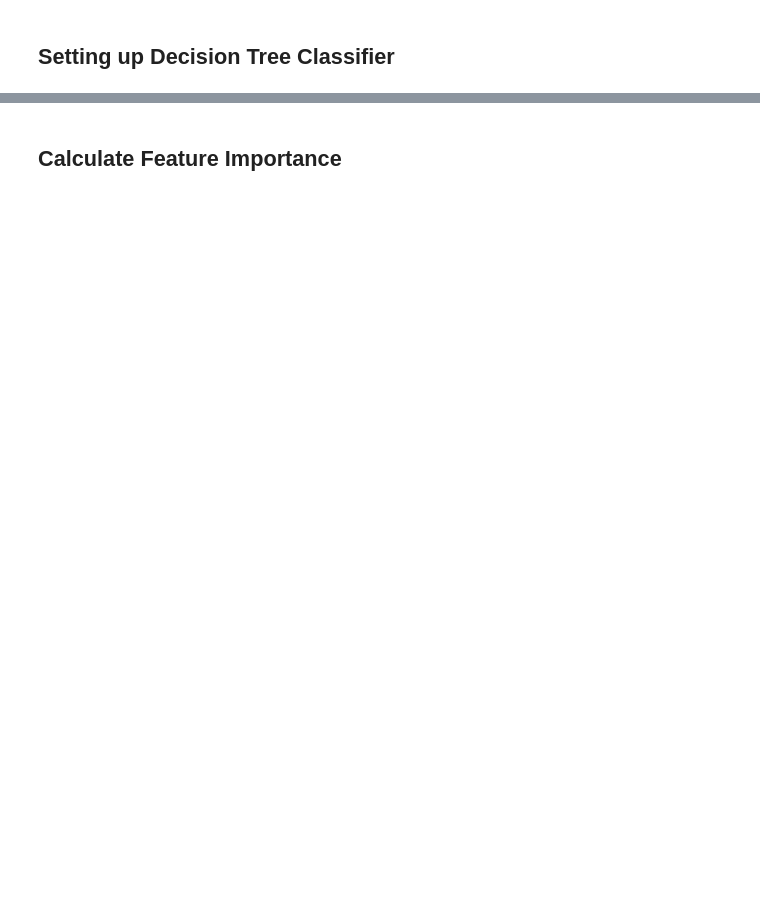
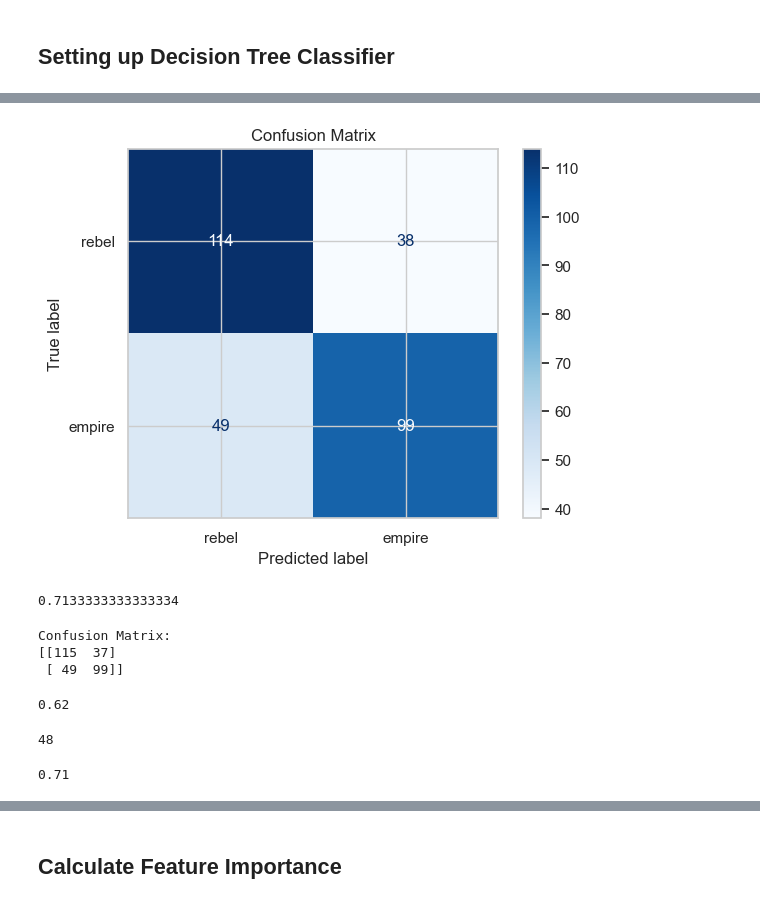
Before and after one commit to nnsaravanan/edp_guided_project_3, a Jupyter notebook: notebooks/test.ipynb, the cells around one changed output, grey strips where cells are left out. Drawn from its saved outputs; the diff is of its cells as text; code cells hidden in the pictures; blank space fills up the shorter version.

```diff
--- a/notebooks/test.ipynb
+++ b/notebooks/test.ipynb
@@ -141,0 +171,13 @@ DecisionTreeClassifier(max_depth=15)
+# %%
+y_pred = gradient_boosting_pipeline.predict(X_test)
+
+# Compute confusion matrix
+cm = confusion_matrix(y_test, y_pred)
+
+# Display confusion matrix
+disp = ConfusionMatrixDisplay(confusion_matrix=cm, display_labels=['rebel','empire'])
+disp.plot(cmap=plt.cm.Blues)
+plt.title("Confusion Matrix")
+plt.show()
+# %% [output]
+[figure, added]
@@ -141,0 +218,38 @@ DecisionTreeClassifier(max_depth=15)
+# %%
+sum(combined_predictions==y_test)/len(combined_predictions)
+# %% [output]
+0.7133333333333334
+# %%
+from sklearn.metrics import confusion_matrix
+
+# Assuming y_test is the true labels for X_test
+
+# Generate the confusion matrix
+conf_matrix = confusion_matrix(y_test, combined_predictions)
+
+# Print the confusion matrix
+print("Confusion Matrix:")
+print(conf_matrix)
+# %% [output]
+Confusion Matrix:
+[[115  37]
+ [ 49  99]]
+# %%
+default = DecisionTreeClassifier()
+default.fit(X_train, y_train)
+default.score(X_test, y_test)
+# %% [output]
+0.62
+# %%
+default.get_depth()
+# %% [output]
+48
+# %%
+log_pipeline = Pipeline([
+        ('scaler', StandardScaler()),          # Step 1: Standardize the data
+        ('classifier', LogisticRegression())  # Step 3: Fit Decision Tree Classifier
+    ])
+log_pipeline.fit(X_train, y_train)
+log_pipeline.score(X_test,y_test)
+# %% [output]
+0.71
```
Also changed, not shown: parts of 13 cells of this notebook, 2 other files.
